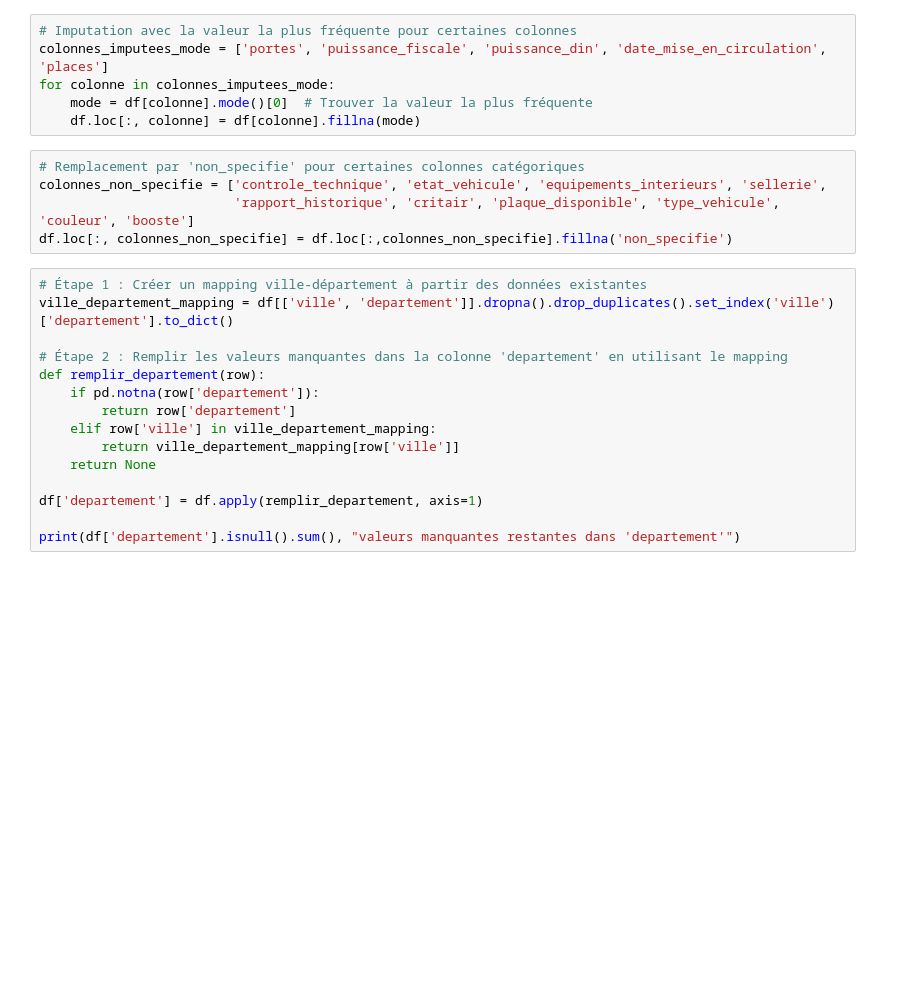
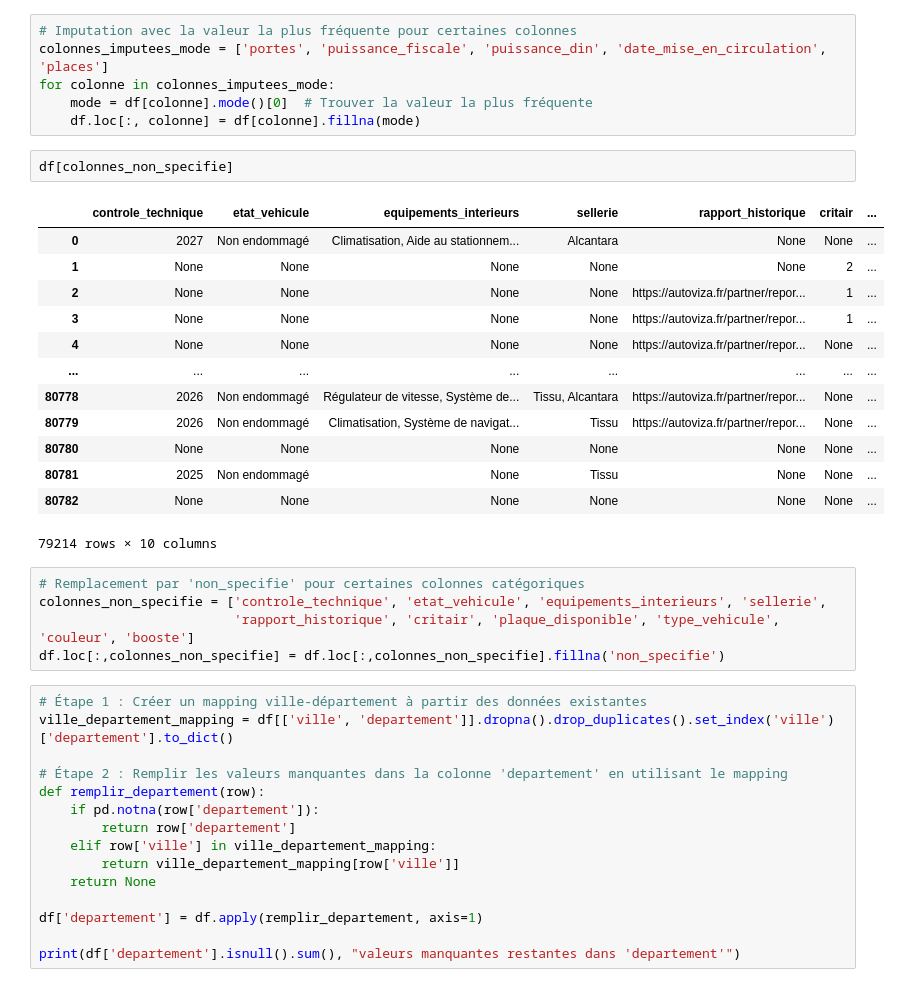
Before and after one commit to the-demby/Leboncoin_Predicting_Price, a Jupyter notebook: leboncoin.ipynb, the cells around one changed output. Saved outputs shown, nothing was run; the diff lists cells and outputs as text; blank space fills up the shorter version.

```diff
--- a/leboncoin.ipynb
+++ b/leboncoin.ipynb
@@ -301,11 +300,27 @@ colonnes_imputees_mode = ['portes', 'puissance_fiscale', 'puissance_din', 'date_
 for colonne in colonnes_imputees_mode:
     mode = df[colonne].mode()[0]  # Trouver la valeur la plus fréquente
     df.loc[:, colonne] = df[colonne].fillna(mode)
+# %%
+df[colonnes_non_specifie]
+# %% [output]
+|  | controle_technique | etat_vehicule | equipements_interieurs | sellerie | rapport_historique | critair | ... |
+| 0 | 2027 | Non endommagé | Climatisation, Aide au stationnem... | Alcantara | None | None | ... |
+| 1 | None | None | None | None | None | 2 | ... |
+| 2 | None | None | None | None | https://autoviza.fr/partner/repor... | 1 | ... |
+| 3 | None | None | None | None | https://autoviza.fr/partner/repor... | 1 | ... |
+| 4 | None | None | None | None | https://autoviza.fr/partner/repor... | None | ... |
+| ... | ... | ... | ... | ... | ... | ... | ... |
+| 80778 | 2026 | Non endommagé | Régulateur de vitesse, Système de... | Tissu, Alcantara | https://autoviza.fr/partner/repor... | None | ... |
+| 80779 | 2026 | Non endommagé | Climatisation, Système de navigat... | Tissu | https://autoviza.fr/partner/repor... | None | ... |
+| 80780 | None | None | None | None | None | None | ... |
+| 80781 | 2025 | Non endommagé | None | Tissu | None | None | ... |
+| 80782 | None | None | None | None | None | None | ... |
+79214 rows × 10 columns
 # %%
 # Remplacement par 'non_specifie' pour certaines colonnes catégoriques
 colonnes_non_specifie = ['controle_technique', 'etat_vehicule', 'equipements_interieurs', 'sellerie',
                          'rapport_historique', 'critair', 'plaque_disponible', 'type_vehicule', 'couleur', 'booste']
-df.loc[:, colonnes_non_specifie] = df.loc[:,colonnes_non_specifie].fillna('non_specifie')
+df.loc[:,colonnes_non_specifie] = df.loc[:,colonnes_non_specifie].fillna('non_specifie')
 # %%
 # Étape 1 : Créer un mapping ville-département à partir des données existantes
 ville_departement_mapping = df[['ville', 'departement']].dropna().drop_duplicates().set_index('ville')['departement'].to_dict()
```
Also changed, not shown: parts of 2 cells of this notebook.
